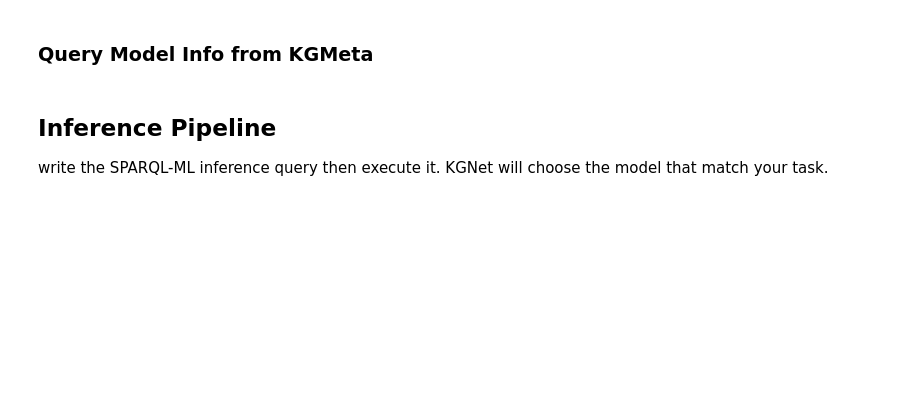
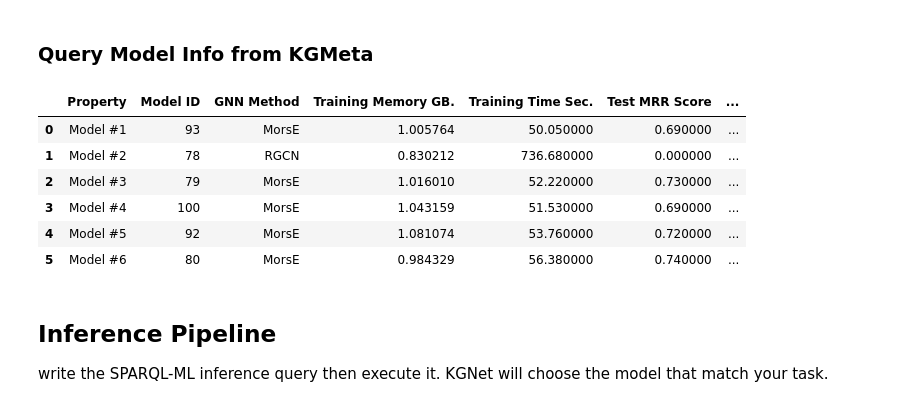
Before and after one commit to CoDS-GCS/KGNET, a Jupyter notebook: KGNET_v0.0_LP.ipynb, the cells around one changed output. Drawn from its saved outputs; the diff is of its cells as text; code cells hidden in the pictures; blank space fills up the shorter version.

```diff
--- a/KGNET_v0.0_LP.ipynb
+++ b/KGNET_v0.0_LP.ipynb
@@ -28,7 +124,16 @@ kgnet.KGMeta_Governer.getGMLTaskByID(taskId)
 # %% [markdown]
 ### Query Model Info from KGMeta
 # %%
-kgnet.KGMeta_Governer.getGMLModelByID(modelId)
+df,styler_df=kgnet.KGMeta_Governer.getGMLTaskModelsBasicInfoByID(taskId)
+styler_df
+# %% [output]
+|  | Property | Model ID | GNN Method | Training Memory GB. | Training Time Sec. | Test MRR Score | ... |
+| 0 | Model #1 | 93 | MorsE | 1.005764 | 50.050000 | 0.690000 | ... |
+| 1 | Model #2 | 78 | RGCN | 0.830212 | 736.680000 | 0.000000 | ... |
+| 2 | Model #3 | 79 | MorsE | 1.016010 | 52.220000 | 0.730000 | ... |
+| 3 | Model #4 | 100 | MorsE | 1.043159 | 51.530000 | 0.690000 | ... |
+| 4 | Model #5 | 92 | MorsE | 1.081074 | 53.760000 | 0.720000 | ... |
+| 5 | Model #6 | 80 | MorsE | 0.984329 | 56.380000 | 0.740000 | ... |
 # %% [markdown]
 ## Inference Pipeline
 write the SPARQL-ML inference query then execute it. KGNet will choose the model that match your task.
```
Also changed, not shown: parts of 5 cells of this notebook, 13 other files.
